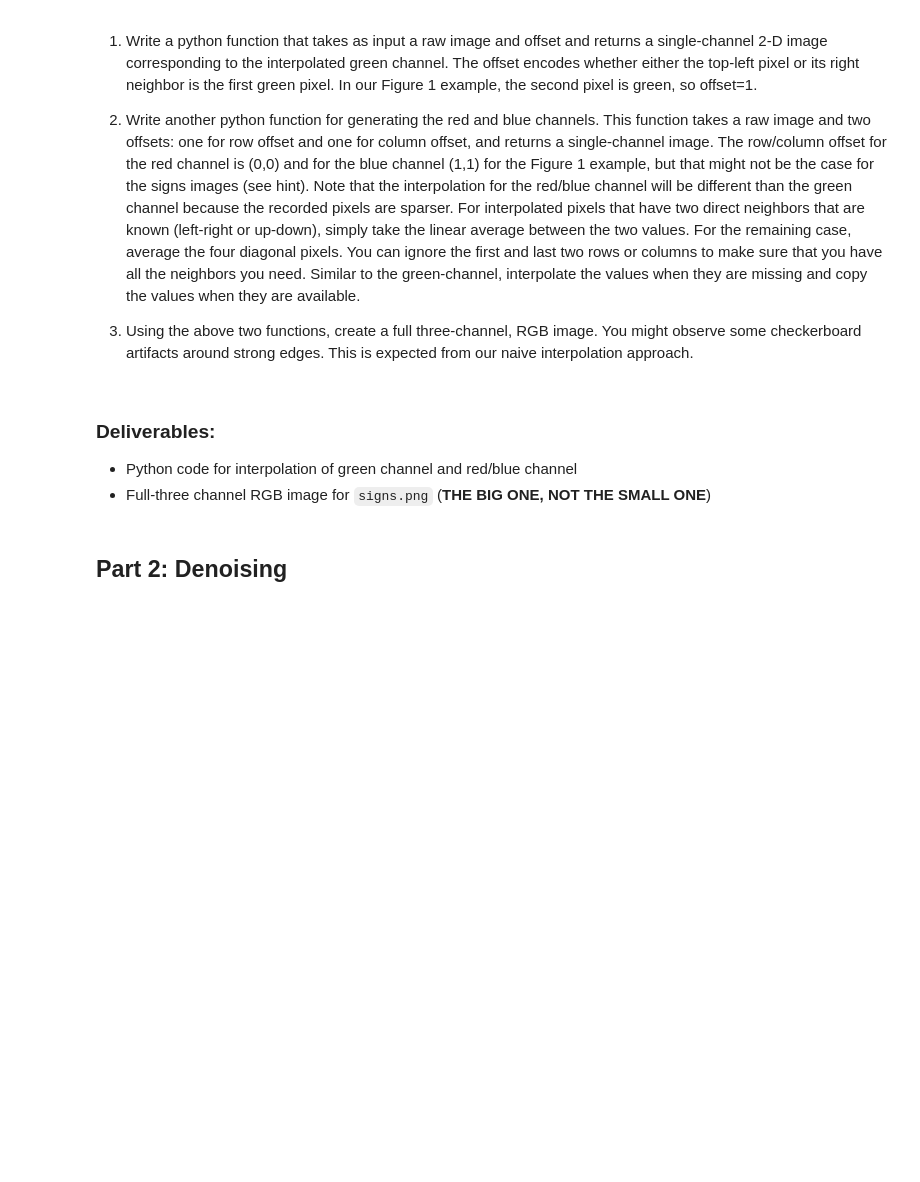
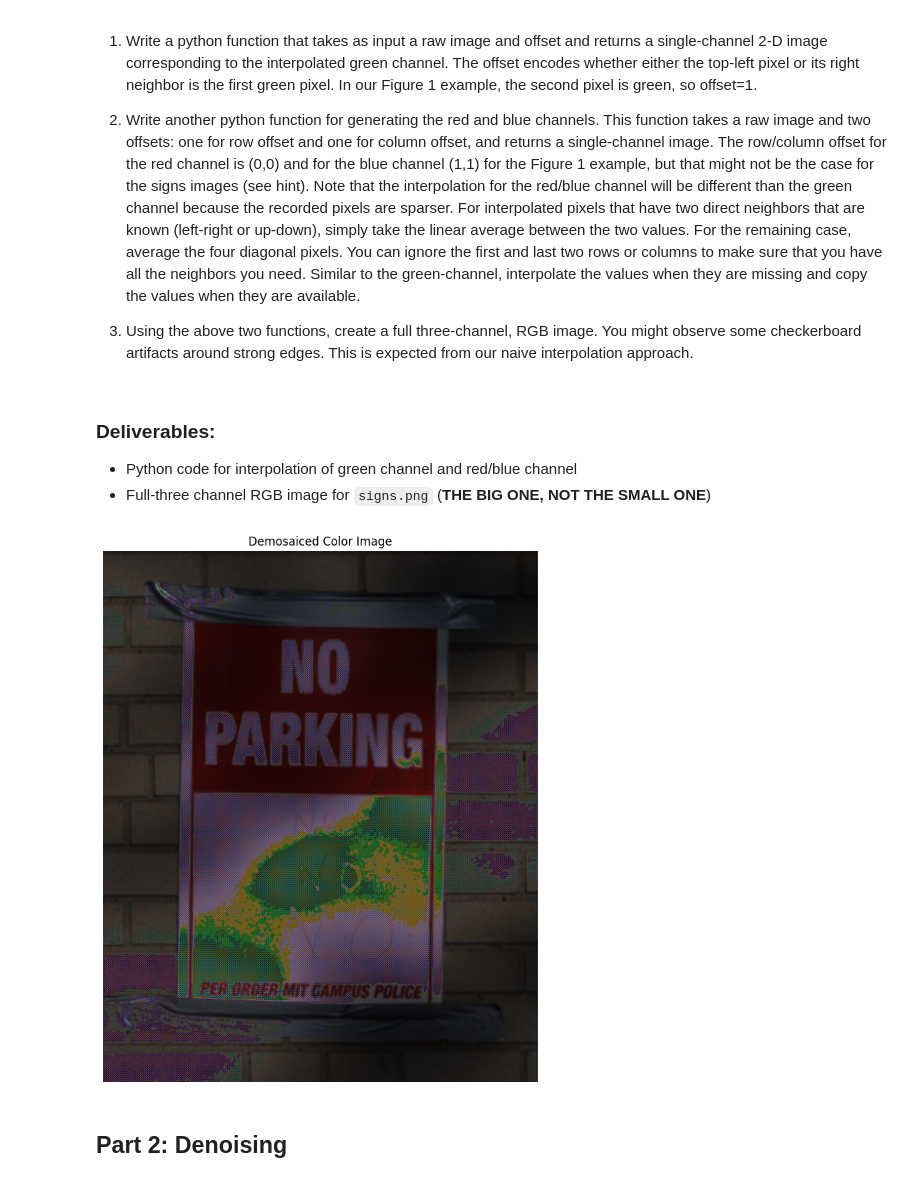
Before and after one commit to prgabriel/DATASCI_281, a Jupyter notebook: Assignments/assignment-2-prgabriel/assignment2.ipynb, the cells around one changed output. Saved outputs shown, nothing was run; the diff lists cells and outputs as text; code cells hidden in the pictures; blank space fills up the shorter version.

Commit message:
Working on Part 1: Demosaicing

```diff
--- a/Assignments/assignment-2-prgabriel/assignment2.ipynb
+++ b/Assignments/assignment-2-prgabriel/assignment2.ipynb
@@ -63,3 +37,81 @@ plt.show()
+# %%
+def interpolate_green(raw_img, offset):
+    """
+    Interpolates the green channel from a single-channel Bayer raw image.
+    offset: 0 if green is at (0,1), 1 if green is at (0,0)
+    Returns a (H-2, W-2) green channel image.
+    """
+    H, W = raw_img.shape
+    green = np.zeros((H-2, W-2), dtype=np.float32)
+    for i in range(1, H-1):
+        for j in range(1, W-1):
+            # Bayer pattern: green at (even, odd) and (odd, even)
+            if ((i % 2 == offset and j % 2 != offset) or (i % 2 != offset and j % 2 == offset)):
+                # Green pixel, just copy
+                green[i-1, j-1] = raw_img[i, j]
+            else:
+                # Interpolate green: average of 4-connected neighbors
+                green[i-1, j-1] = 0.25 * (raw_img[i-1, j] + raw_img[i+1, j] + raw_img[i, j-1] + raw_img[i, j+1])
+    return green
+
+def interpolate_redblue(raw_img, row_offset, col_offset):
+    """
+    Interpolates the red or blue channel from a single-channel Bayer raw image.
+    row_offset, col_offset: (0,0) for red, (1,1) for blue (for RGGB pattern)
+    Returns a (H-2, W-2) channel image.
+    """
+    H, W = raw_img.shape
+    channel = np.zeros((H-2, W-2), dtype=np.float32)
+    for i in range(1, H-1):
+        for j in range(1, W-1):
+            if (i % 2 == row_offset and j % 2 == col_offset):
+                # Red or blue pixel, just copy
+                channel[i-1, j-1] = raw_img[i, j]
+            elif (i % 2 == row_offset or j % 2 == col_offset):
+                # Interpolate horizontally or vertically
+                channel[i-1, j-1] = 0.5 * (raw_img[i, j-1] + raw_img[i, j+1]) if i % 2 == row_offset else 0.5 * (raw_img[i-1, j] + raw_img[i+1, j])
+            else:
+                # Interpolate diagonally
+                channel[i-1, j-1] = 0.25 * (raw_img[i-1, j-1] + raw_img[i-1, j+1] + raw_img[i+1, j-1] + raw_img[i+1, j+1])
+    return channel
+
+# load images
+test_img = plt.imread('./demosaicing/signs-small.png')
+raw_img = plt.imread('./demosaicing/signs.png')
+
+img = test_img.copy()
+# TODO: check img data type
+if img.dtype != np.uint8:
+    img = (img * 255).astype(np.uint8)
+
+# green_offset = ???
+green_offset = 1  # Example offset for green channel
+green_img = interpolate_green(img, green_offset)
+
+# blue_offset = ???
+blue_offset = (0, 0)  # Example offset for blue channel
+blue_img = interpolate_redblue(img, *blue_offset)
+
+# red_offset = ???
+red_offset = (1, 1)  # Example offset for red channel
+red_img = interpolate_redblue(img, *red_offset)
+
+# color_img = ???
+color_img = np.zeros((red_img.shape[0], red_img.shape[1], 3), dtype=np.float32)
+color_img[..., 0] = red_img
+color_img[..., 1] = green_img
+color_img[..., 2] = blue_img
+color_img = np.clip(color_img, 0, 255)  # Ensure values are within valid range
+color_img = color_img.astype(np.uint8)  # Convert to uint8 type
+
+# Display the color image
+plt.figure(figsize=(10, 10))
+plt.axis('off')
+plt.title('Demosaiced Color Image')
+plt.imshow(color_img)
+plt.show()
+# %% [output]
+[figure, added]
 # %% [markdown]
 ## Part 2: Denoising
 # %% [markdown]
```
Also changed, not shown: parts of 1 cell of this notebook.
